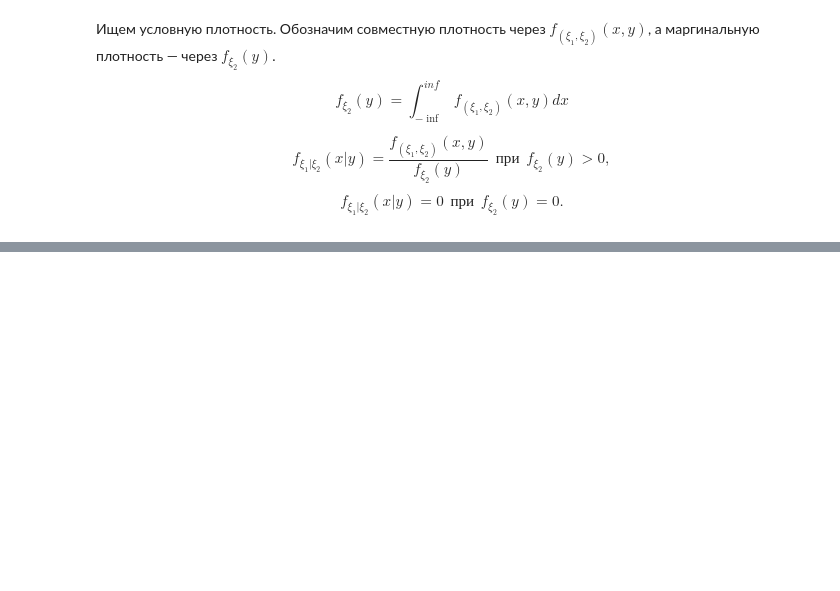
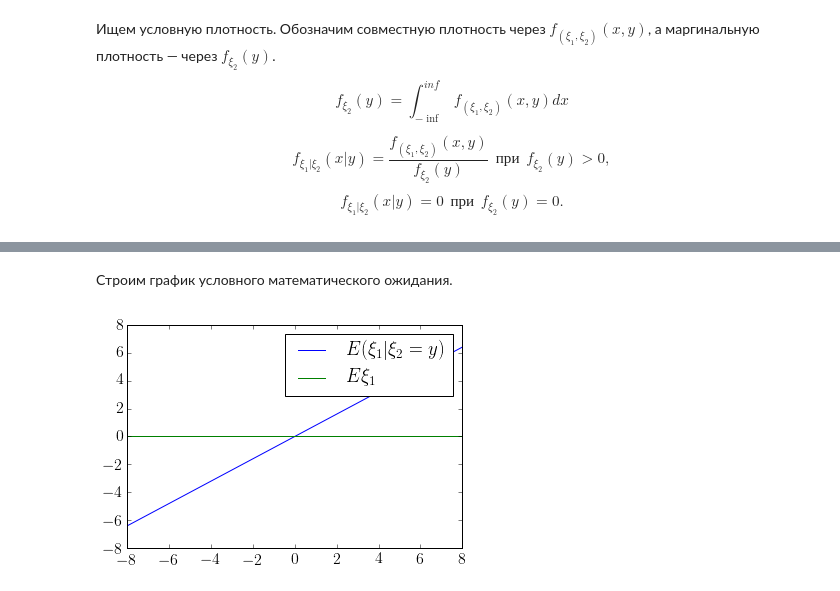
Before and after one commit to Oktosha/stats-2016, a Jupyter notebook: 5_conditional-expectation-I/kolodzey_496_5.1.ipynb, the cells around one changed output, grey strips where cells are left out. Drawn from its saved outputs; the diff is of its cells as text; code cells hidden in the pictures; blank space fills up the shorter version.

```diff
--- a/5_conditional-expectation-I/kolodzey_496_5.1.ipynb
+++ b/5_conditional-expectation-I/kolodzey_496_5.1.ipynb
@@ -130,0 +174,28 @@ def get_conditional_density_for(y):
+# %%
+class ConditionalEstimate:
+    def __init__(self, a, sigma):
+        self.p = ConditionalDensity(a, sigma)
+
+    def calc(self, y):
+        return quad(lambda x: x * self.p.calc(x, y), -np.inf, np.inf)[0]
+
+
+def draw_estimate(a, sigma):
+    estimate = ConditionalEstimate(a, sigma)
+    grid = np.linspace(-10, 10, num=100)
+    values = [estimate.calc(y) for y in grid]
+    plt.rc('text', usetex=True)
+
+    plt.plot(grid, values, label = r"$E(\xi_1|\xi_2 = y)$")
+    plt.plot([-10, 10], [a[0], a[0]], label=r"$E\xi_1$")
+
+    plt.xlim(-8, 8)
+    plt.ylim(-8, 8)
+    plt.legend(bbox_to_anchor=(1.05, 1), loc=2, borderaxespad=0.)
+    plt.show()
+# %% [markdown]
+Строим график условного математического ожидания.
+# %%
+draw_estimate([0, 0], [[10, 8],[8, 10]])
+# %% [output]
+[figure, added]
```
Also changed, not shown: parts of 10 cells of this notebook, 3 other files.
